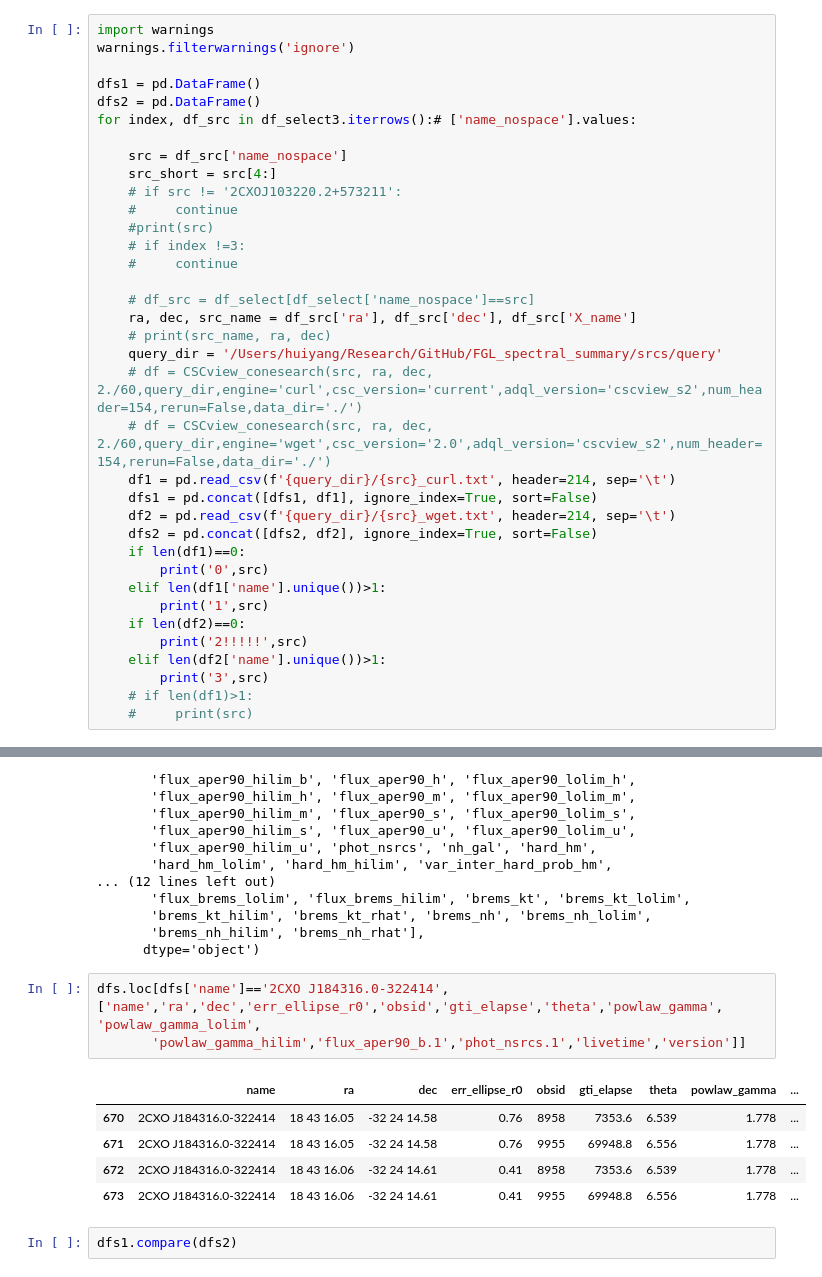
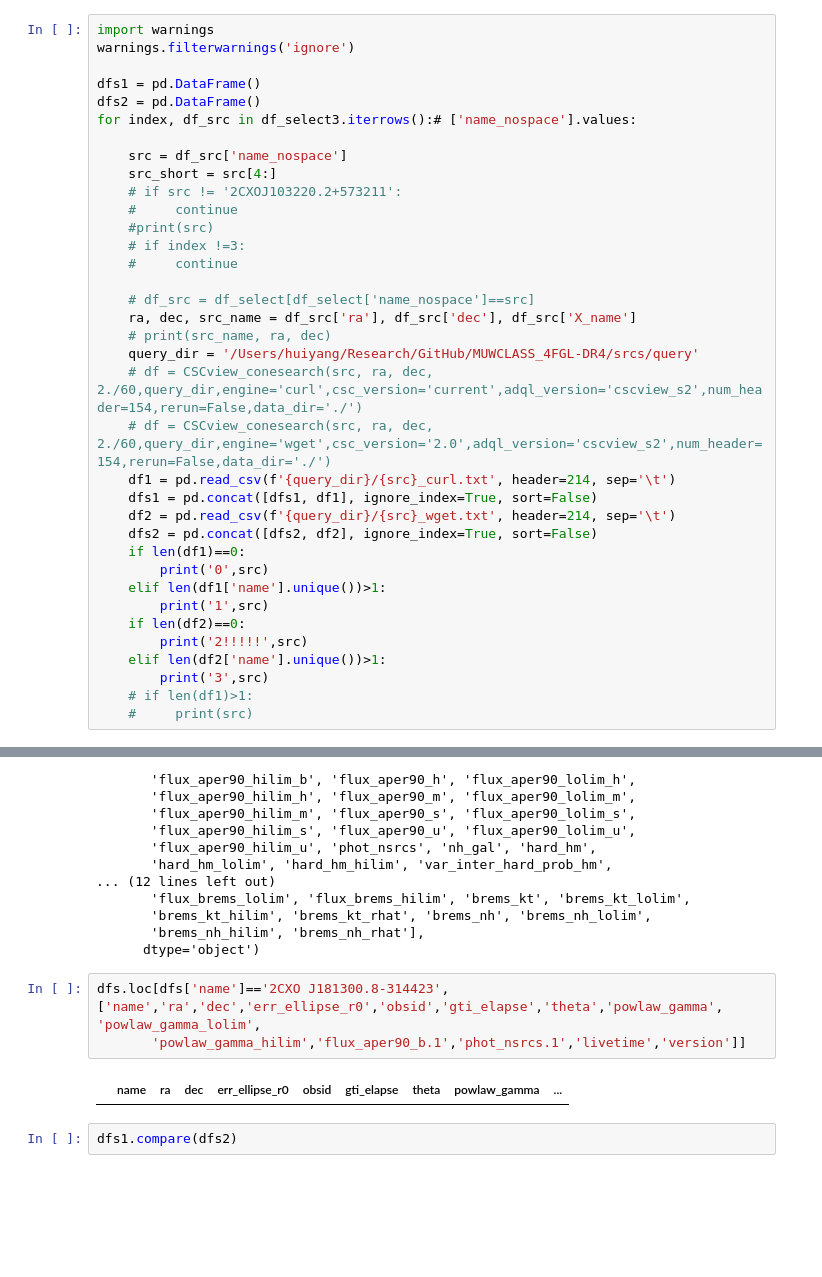
Before and after one commit to MUWCLASS/MUWCLASS_4FGL-DR4, a Jupyter notebook: summary_html.ipynb, the cells around one changed output, grey strips where cells are left out. Cells and saved outputs as stored; diff of their text form; blank space fills up the shorter version.

```diff
--- a/summary_html.ipynb
+++ b/summary_html.ipynb
@@ -529,7 +529,7 @@ for index, df_src in df_select3.iterrows():# ['name_nospace'].values:
     # df_src = df_select[df_select['name_nospace']==src]
     ra, dec, src_name = df_src['ra'], df_src['dec'], df_src['X_name']
     # print(src_name, ra, dec)
-    query_dir = '/Users/huiyang/Research/GitHub/FGL_spectral_summary/srcs/query'
+    query_dir = '/Users/huiyang/Research/GitHub/MUWCLASS_4FGL-DR4/srcs/query'
     # df = CSCview_conesearch(src, ra, dec, 2./60,query_dir,engine='curl',csc_version='current',adql_version='cscview_s2',num_header=154,rerun=False,data_dir='./')
     # df = CSCview_conesearch(src, ra, dec, 2./60,query_dir,engine='wget',csc_version='2.0',adql_version='cscview_s2',num_header=154,rerun=False,data_dir='./')
     df1 = pd.read_csv(f'{query_dir}/{src}_curl.txt', header=214, sep='\t')
@@ -594,14 +594,10 @@ Index(['separation', 'name', 'ra', 'dec', 'gal_l', 'gal_b', 'err_ellipse_r0',
        'brems_nh_hilim', 'brems_nh_rhat'],
       dtype='object')
 # %%
-dfs.loc[dfs['name']=='2CXO J184316.0-322414', ['name','ra','dec','err_ellipse_r0','obsid','gti_elapse','theta','powlaw_gamma', 'powlaw_gamma_lolim',
+dfs.loc[dfs['name']=='2CXO J181300.8-314423', ['name','ra','dec','err_ellipse_r0','obsid','gti_elapse','theta','powlaw_gamma', 'powlaw_gamma_lolim',
        'powlaw_gamma_hilim','flux_aper90_b.1','phot_nsrcs.1','livetime','version']]
 # %% [output]
 |  | name | ra | dec | err_ellipse_r0 | obsid | gti_elapse | theta | powlaw_gamma | ... |
-| 670 | 2CXO J184316.0-322414 | 18 43 16.05 | -32 24 14.58 | 0.76 | 8958 | 7353.6 | 6.539 | 1.778 | ... |
-| 671 | 2CXO J184316.0-322414 | 18 43 16.05 | -32 24 14.58 | 0.76 | 9955 | 69948.8 | 6.556 | 1.778 | ... |
-| 672 | 2CXO J184316.0-322414 | 18 43 16.06 | -32 24 14.61 | 0.41 | 8958 | 7353.6 | 6.539 | 1.778 | ... |
-| 673 | 2CXO J184316.0-322414 | 18 43 16.06 | -32 24 14.61 | 0.41 | 9955 | 69948.8 | 6.556 | 1.778 | ... |
 # %%
 dfs1.compare(dfs2)
 # %% [output]
```
Also changed, not shown: parts of 1 cell of this notebook, 2 other files.
